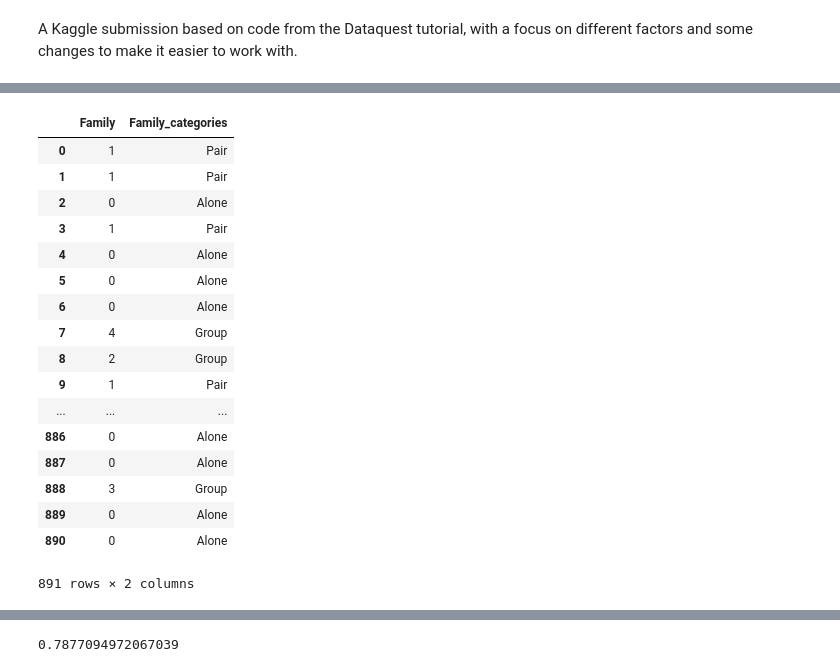
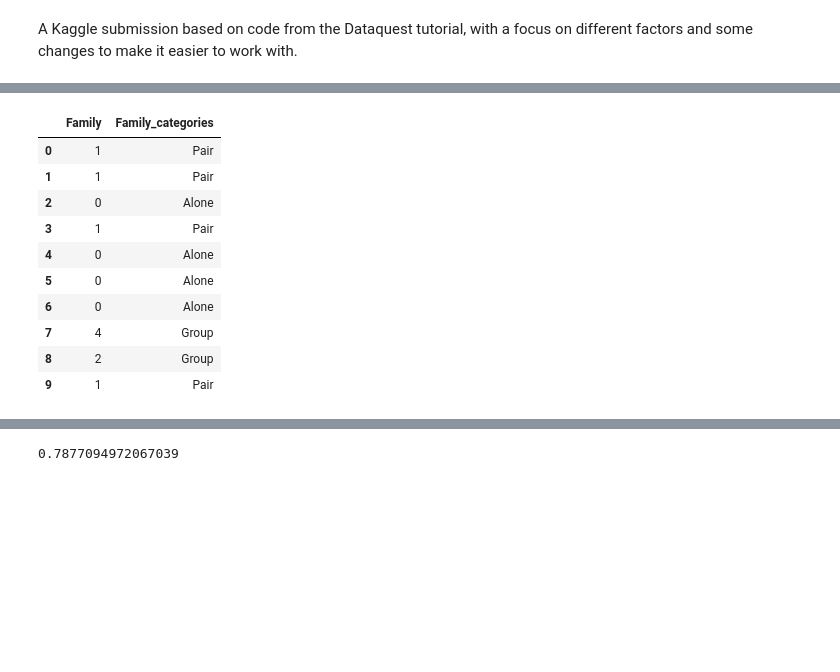
Before and after one commit to Martin-Segall/martin-segall, a Jupyter notebook: Kaggle 1.ipynb, the cells around one changed output, grey strips where cells are left out. Cells and saved outputs as stored; diff of their text form; code cells hidden in the pictures; blank space fills up the shorter version.

```diff
--- a/Kaggle 1.ipynb
+++ b/Kaggle 1.ipynb
@@ -60,34 +43,27 @@ Categories (7, object): [Missing < Infant < Child < Teenager < Young Adult < Adu
 # %%
 def process_family(df):
     df["Family"] = df["SibSp"] + df["Parch"]
     family_cut_points = [-1, 0.5, 1.5, 100]
     family_labels = ["Alone", "Pair", "Group"]
     df["Family_categories"] = pd.cut(df["Family"], family_cut_points, labels=family_labels)
     return df
 
 train = process_family(train)
 test = process_family(test)
 
-train[["Family", "Family_categories"]]
+train[["Family", "Family_categories"]][:10]
 # %% [output]
 |  | Family | Family_categories |
 | 0 | 1 | Pair |
 | 1 | 1 | Pair |
 | 2 | 0 | Alone |
 | 3 | 1 | Pair |
 | 4 | 0 | Alone |
 | 5 | 0 | Alone |
 | 6 | 0 | Alone |
 | 7 | 4 | Group |
 | 8 | 2 | Group |
 | 9 | 1 | Pair |
-| ... | ... | ... |
-| 886 | 0 | Alone |
-| 887 | 0 | Alone |
-| 888 | 3 | Group |
-| 889 | 0 | Alone |
-| 890 | 0 | Alone |
-891 rows × 2 columns
 # %%
 def process_fare(df):
     fare_cut_points = [0, 10, 40, 100, 1000]
```
Also changed, not shown: parts of 8 cells of this notebook, 2 other files.
